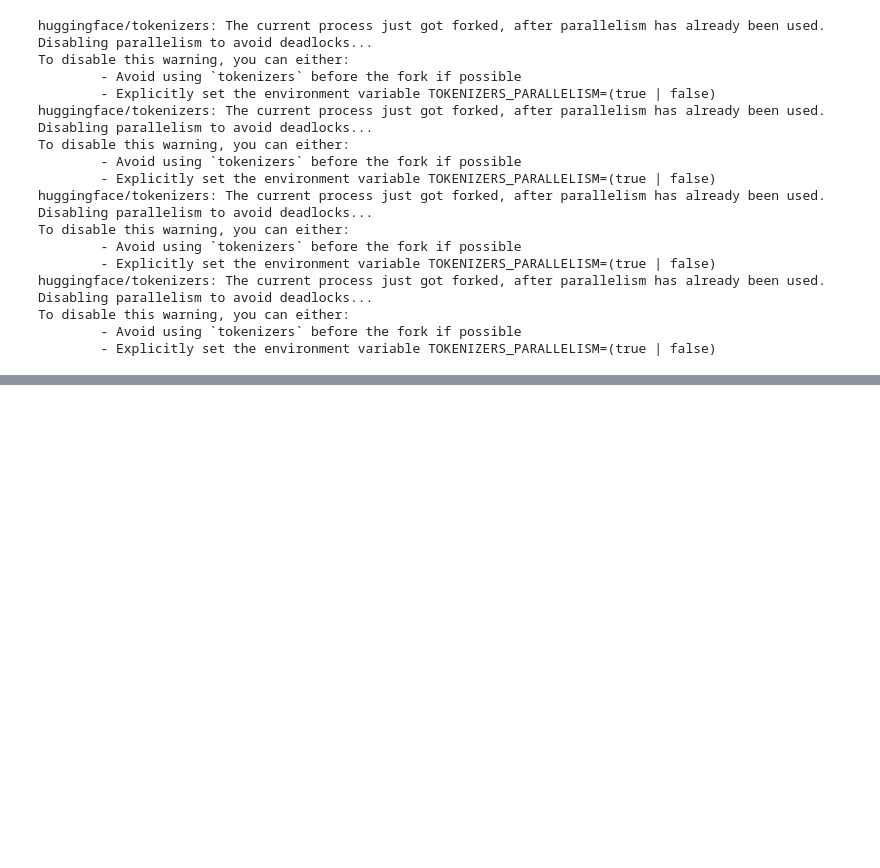
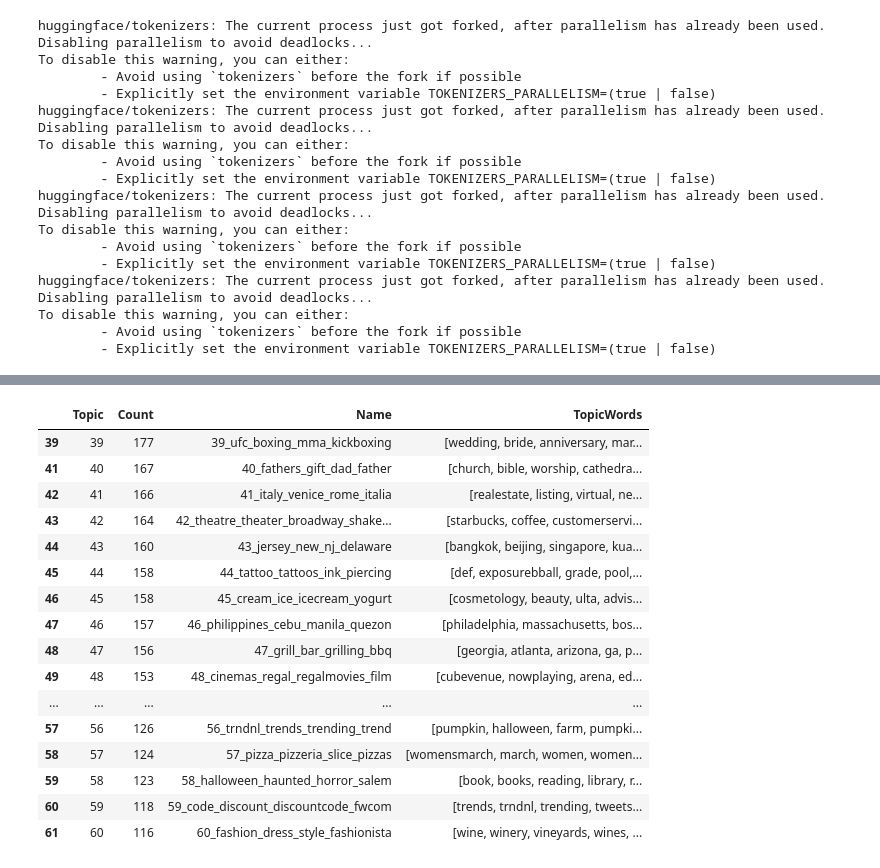
Before and after one commit to mahmuduzzaman/topicModelingPaper, a Jupyter notebook: 2017 - Covid Topic Modeling Demonstration.ipynb, the cells around one changed output, grey strips where cells are left out. Saved outputs shown, nothing was run; the diff lists cells and outputs as text; code cells hidden in the pictures; blank space fills up the shorter version.

```diff
--- a/2017 - Covid Topic Modeling Demonstration.ipynb
+++ b/2017 - Covid Topic Modeling Demonstration.ipynb
@@ -1146,0 +1416,20 @@ getTopicsByWord("stay")
+# %%
+dfTp[40:62]
+# %% [output]
+|  | Topic | Count | Name | TopicWords |
+| 39 | 39 | 177 | 39_ufc_boxing_mma_kickboxing | [wedding, bride, anniversary, mar... |
+| 41 | 40 | 167 | 40_fathers_gift_dad_father | [church, bible, worship, cathedra... |
+| 42 | 41 | 166 | 41_italy_venice_rome_italia | [realestate, listing, virtual, ne... |
+| 43 | 42 | 164 | 42_theatre_theater_broadway_shake... | [starbucks, coffee, customerservi... |
+| 44 | 43 | 160 | 43_jersey_new_nj_delaware | [bangkok, beijing, singapore, kua... |
+| 45 | 44 | 158 | 44_tattoo_tattoos_ink_piercing | [def, exposurebball, grade, pool,... |
+| 46 | 45 | 158 | 45_cream_ice_icecream_yogurt | [cosmetology, beauty, ulta, advis... |
+| 47 | 46 | 157 | 46_philippines_cebu_manila_quezon | [philadelphia, massachusetts, bos... |
+| 48 | 47 | 156 | 47_grill_bar_grilling_bbq | [georgia, atlanta, arizona, ga, p... |
+| 49 | 48 | 153 | 48_cinemas_regal_regalmovies_film | [cubevenue, nowplaying, arena, ed... |
+| ... | ... | ... | ... | ... |
+| 57 | 56 | 126 | 56_trndnl_trends_trending_trend | [pumpkin, halloween, farm, pumpki... |
+| 58 | 57 | 124 | 57_pizza_pizzeria_slice_pizzas | [womensmarch, march, women, women... |
+| 59 | 58 | 123 | 58_halloween_haunted_horror_salem | [book, books, reading, library, r... |
+| 60 | 59 | 118 | 59_code_discount_discountcode_fwcom | [trends, trndnl, trending, tweets... |
+| 61 | 60 | 116 | 60_fashion_dress_style_fashionista | [wine, winery, vineyards, wines, ... |
```
Also changed, not shown: parts of 129 cells of this notebook, 1 other file.
